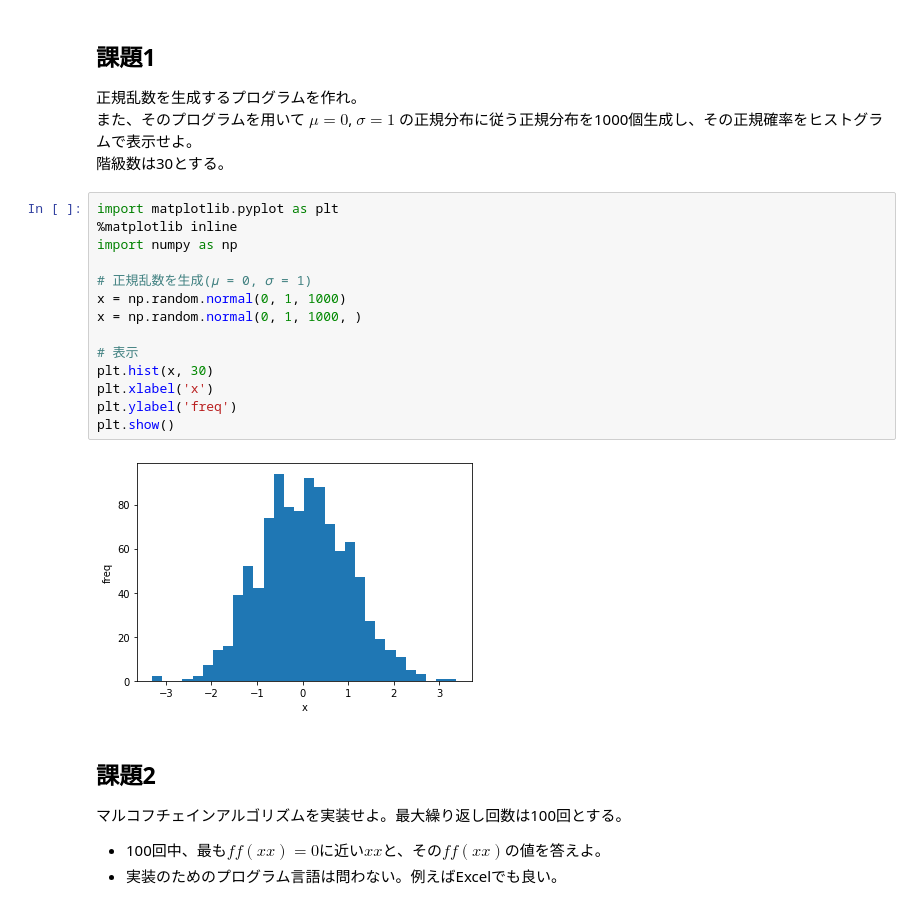
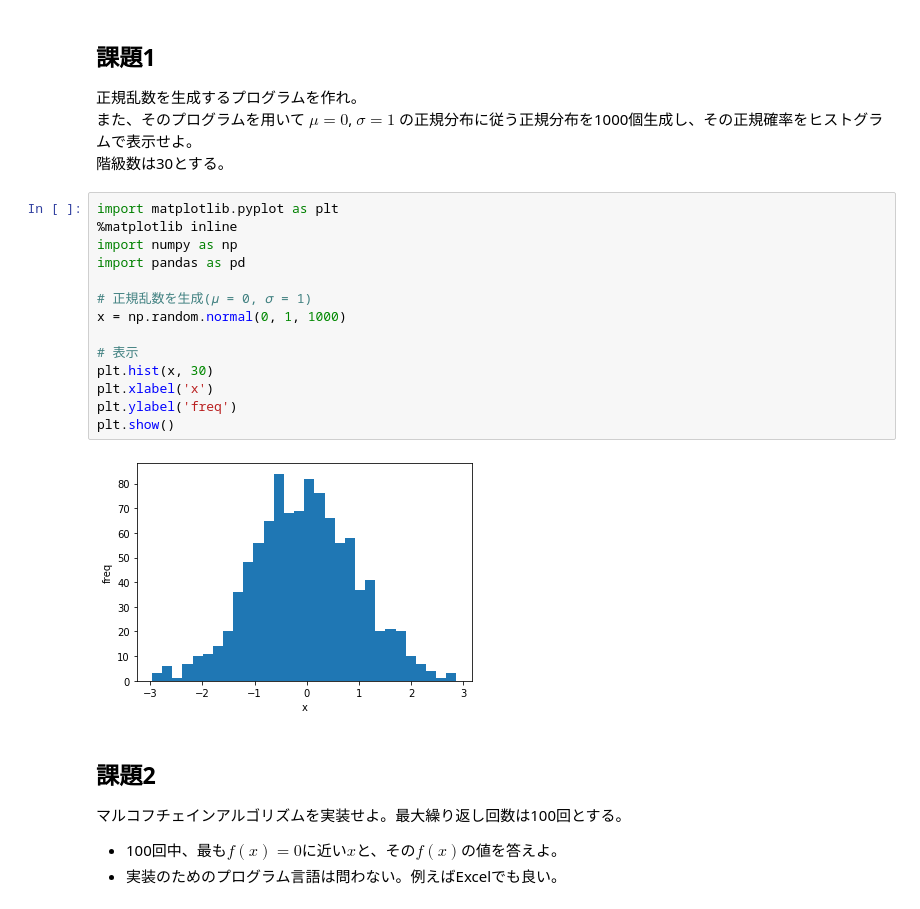
Before and after one commit to furu8/EvolutionaryCalculation, a Jupyter notebook: 0515/kadai.ipynb, the cells around one changed output. Drawn from its saved outputs; the diff is of its cells as text.

```diff
--- a/0515/kadai.ipynb
+++ b/0515/kadai.ipynb
@@ -7,24 +7,24 @@
 # %%
 import matplotlib.pyplot as plt
 %matplotlib inline
 import numpy as np
+import pandas as pd
 
 # 正規乱数を生成(𝜇 = 0, 𝜎 = 1)
 x = np.random.normal(0, 1, 1000)
-x = np.random.normal(0, 1, 1000, )
 
 # 表示
 plt.hist(x, 30)
 plt.xlabel('x')
 plt.ylabel('freq')
 plt.show()
 # %% [output]
-[figure, old version]
+[figure, new version]
 # %% [markdown]
 ## 課題2
 
 マルコフチェインアルゴリズムを実装せよ。最大繰り返し回数は100回とする。
-- 100回中、最も$𝑓𝑓(𝑥𝑥)=0$に近い$𝑥𝑥$と、その$𝑓𝑓(𝑥𝑥)$の値を答えよ。
+- 100回中、最も$𝑓(𝑥)=0$に近い$𝑥$と、その$𝑓(𝑥)$の値を答えよ。
 - 実装のためのプログラム言語は問わない。例えばExcelでも良い。
 # %%
 def f(x):
```
Also changed, not shown: parts of 5 cells of this notebook.
